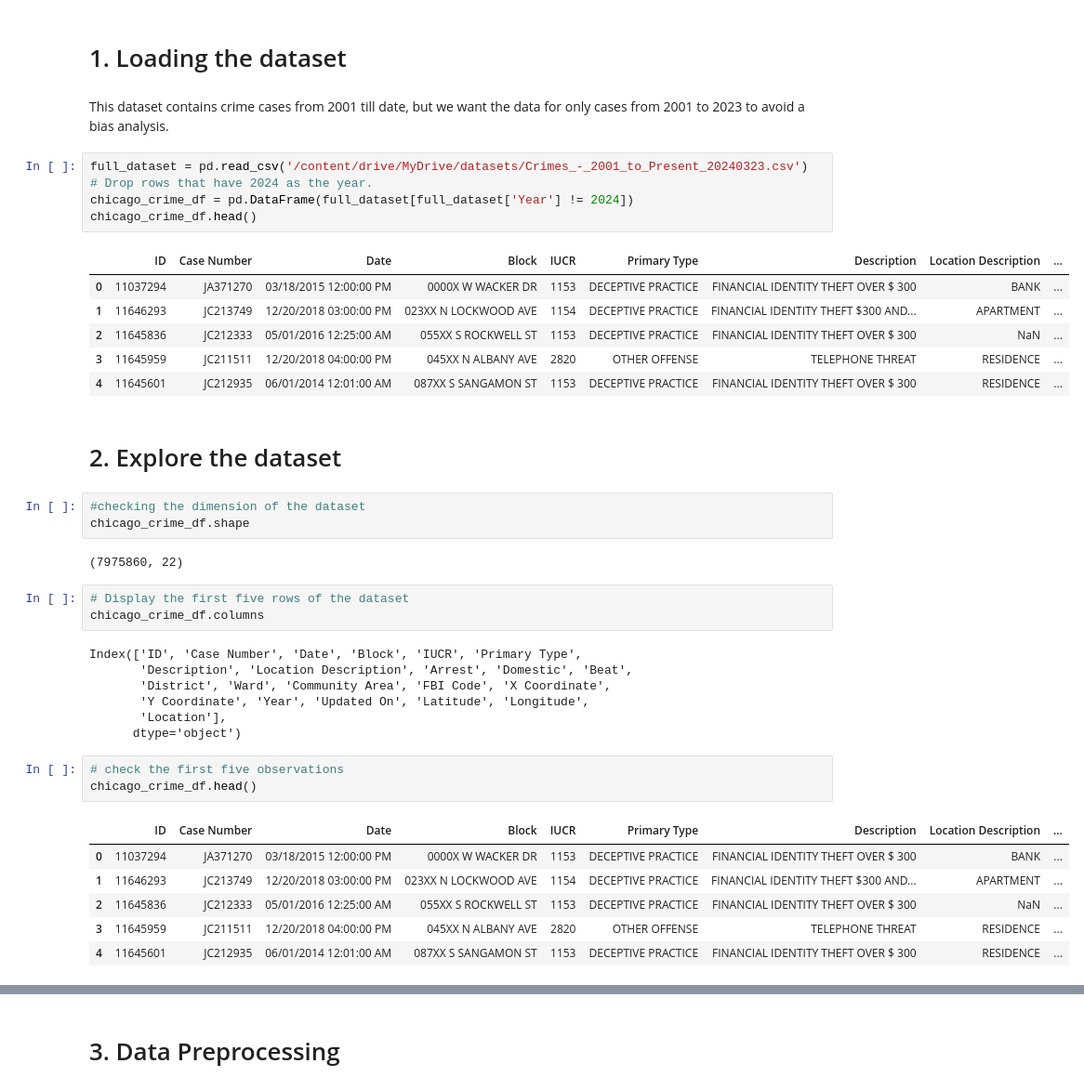
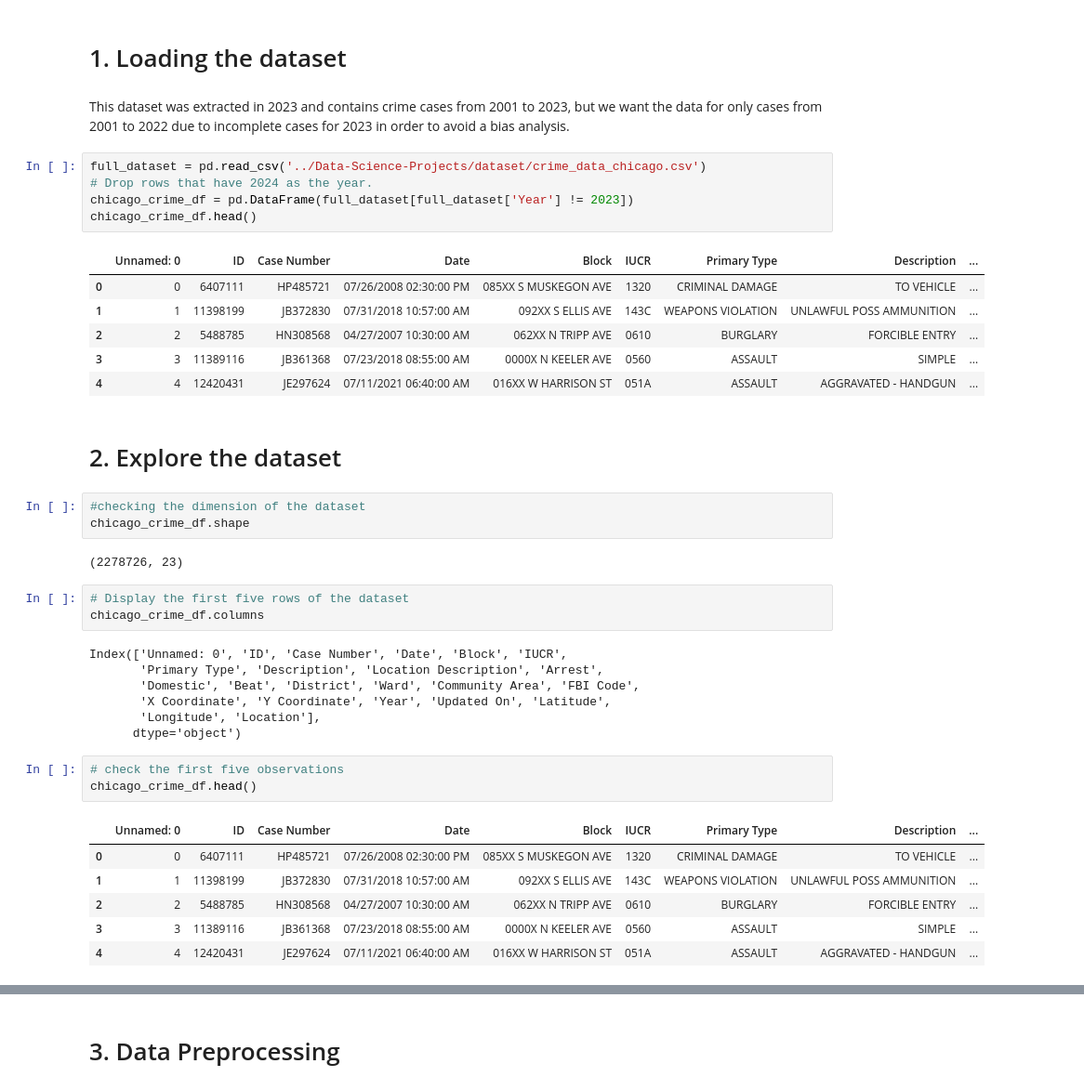
Before and after one commit to Antidote-cyber/Learning-Circle-24-EDA-On-Chicago-Crime-Dataset, a Jupyter notebook: EDA_on_chicago_crime_data.ipynb, the cells around one changed output, grey strips where cells are left out. Shown at 93% size. Cells and saved outputs as stored; diff of their text form.

```diff
--- a/EDA_on_chicago_crime_data.ipynb
+++ b/EDA_on_chicago_crime_data.ipynb
@@ -59,46 +54,46 @@ pd.set_option('display.max.columns', None)
 # %% [markdown]
 # 1. Loading the dataset
 # %% [markdown]
-This dataset contains crime cases from 2001 till date, but we want the data for only cases from 2001 to 2023 to avoid a bias analysis.
+This dataset was extracted in 2023 and contains crime cases from 2001 to 2023, but we want the data for only cases from 2001 to 2022 due to incomplete cases for 2023 in order to avoid a bias analysis.
 # %%
-full_dataset = pd.read_csv('/content/drive/MyDrive/datasets/Crimes_-_2001_to_Present_20240323.csv')
+full_dataset = pd.read_csv('../Data-Science-Projects/dataset/crime_data_chicago.csv')
 # Drop rows that have 2024 as the year.
-chicago_crime_df = pd.DataFrame(full_dataset[full_dataset['Year'] != 2024])
+chicago_crime_df = pd.DataFrame(full_dataset[full_dataset['Year'] != 2023])
 chicago_crime_df.head()
 # %% [output]
-|  | ID | Case Number | Date | Block | IUCR | Primary Type | Description | Location Description | ... |
-| 0 | 11037294 | JA371270 | 03/18/2015 12:00:00 PM | 0000X W WACKER DR | 1153 | DECEPTIVE PRACTICE | FINANCIAL IDENTITY THEFT OVER $ 300 | BANK | ... |
-| 1 | 11646293 | JC213749 | 12/20/2018 03:00:00 PM | 023XX N LOCKWOOD AVE | 1154 | DECEPTIVE PRACTICE | FINANCIAL IDENTITY THEFT $300 AND... | APARTMENT | ... |
-| 2 | 11645836 | JC212333 | 05/01/2016 12:25:00 AM | 055XX S ROCKWELL ST | 1153 | DECEPTIVE PRACTICE | FINANCIAL IDENTITY THEFT OVER $ 300 | NaN | ... |
-| 3 | 11645959 | JC211511 | 12/20/2018 04:00:00 PM | 045XX N ALBANY AVE | 2820 | OTHER OFFENSE | TELEPHONE THREAT | RESIDENCE | ... |
-| 4 | 11645601 | JC212935 | 06/01/2014 12:01:00 AM | 087XX S SANGAMON ST | 1153 | DECEPTIVE PRACTICE | FINANCIAL IDENTITY THEFT OVER $ 300 | RESIDENCE | ... |
+|  | Unnamed: 0 | ID | Case Number | Date | Block | IUCR | Primary Type | Description | ... |
+| 0 | 0 | 6407111 | HP485721 | 07/26/2008 02:30:00 PM | 085XX S MUSKEGON AVE | 1320 | CRIMINAL DAMAGE | TO VEHICLE | ... |
+| 1 | 1 | 11398199 | JB372830 | 07/31/2018 10:57:00 AM | 092XX S ELLIS AVE | 143C | WEAPONS VIOLATION | UNLAWFUL POSS AMMUNITION | ... |
+| 2 | 2 | 5488785 | HN308568 | 04/27/2007 10:30:00 AM | 062XX N TRIPP AVE | 0610 | BURGLARY | FORCIBLE ENTRY | ... |
+| 3 | 3 | 11389116 | JB361368 | 07/23/2018 08:55:00 AM | 0000X N KEELER AVE | 0560 | ASSAULT | SIMPLE | ... |
+| 4 | 4 | 12420431 | JE297624 | 07/11/2021 06:40:00 AM | 016XX W HARRISON ST | 051A | ASSAULT | AGGRAVATED - HANDGUN | ... |
 # %% [markdown]
 # 2. Explore the dataset
 # %%
 #checking the dimension of the dataset
 chicago_crime_df.shape
 # %% [output]
-(7975860, 22)
+(2278726, 23)
 # %%
 # Display the first five rows of the dataset
 chicago_crime_df.columns
 # %% [output]
-Index(['ID', 'Case Number', 'Date', 'Block', 'IUCR', 'Primary Type',
-       'Description', 'Location Description', 'Arrest', 'Domestic', 'Beat',
-       'District', 'Ward', 'Community Area', 'FBI Code', 'X Coordinate',
-       'Y Coordinate', 'Year', 'Updated On', 'Latitude', 'Longitude',
-       'Location'],
+Index(['Unnamed: 0', 'ID', 'Case Number', 'Date', 'Block', 'IUCR',
+       'Primary Type', 'Description', 'Location Description', 'Arrest',
+       'Domestic', 'Beat', 'District', 'Ward', 'Community Area', 'FBI Code',
+       'X Coordinate', 'Y Coordinate', 'Year', 'Updated On', 'Latitude',
+       'Longitude', 'Location'],
       dtype='object')
 # %%
 # check the first five observations
 chicago_crime_df.head()
 # %% [output]
-|  | ID | Case Number | Date | Block | IUCR | Primary Type | Description | Location Description | ... |
-| 0 | 11037294 | JA371270 | 03/18/2015 12:00:00 PM | 0000X W WACKER DR | 1153 | DECEPTIVE PRACTICE | FINANCIAL IDENTITY THEFT OVER $ 300 | BANK | ... |
-| 1 | 11646293 | JC213749 | 12/20/2018 03:00:00 PM | 023XX N LOCKWOOD AVE | 1154 | DECEPTIVE PRACTICE | FINANCIAL IDENTITY THEFT $300 AND... | APARTMENT | ... |
-| 2 | 11645836 | JC212333 | 05/01/2016 12:25:00 AM | 055XX S ROCKWELL ST | 1153 | DECEPTIVE PRACTICE | FINANCIAL IDENTITY THEFT OVER $ 300 | NaN | ... |
-| 3 | 11645959 | JC211511 | 12/20/2018 04:00:00 PM | 045XX N ALBANY AVE | 2820 | OTHER OFFENSE | TELEPHONE THREAT | RESIDENCE | ... |
-| 4 | 11645601 | JC212935 | 06/01/2014 12:01:00 AM | 087XX S SANGAMON ST | 1153 | DECEPTIVE PRACTICE | FINANCIAL IDENTITY THEFT OVER $ 300 | RESIDENCE | ... |
+|  | Unnamed: 0 | ID | Case Number | Date | Block | IUCR | Primary Type | Description | ... |
+| 0 | 0 | 6407111 | HP485721 | 07/26/2008 02:30:00 PM | 085XX S MUSKEGON AVE | 1320 | CRIMINAL DAMAGE | TO VEHICLE | ... |
+| 1 | 1 | 11398199 | JB372830 | 07/31/2018 10:57:00 AM | 092XX S ELLIS AVE | 143C | WEAPONS VIOLATION | UNLAWFUL POSS AMMUNITION | ... |
+| 2 | 2 | 5488785 | HN308568 | 04/27/2007 10:30:00 AM | 062XX N TRIPP AVE | 0610 | BURGLARY | FORCIBLE ENTRY | ... |
+| 3 | 3 | 11389116 | JB361368 | 07/23/2018 08:55:00 AM | 0000X N KEELER AVE | 0560 | ASSAULT | SIMPLE | ... |
+| 4 | 4 | 12420431 | JE297624 | 07/11/2021 06:40:00 AM | 016XX W HARRISON ST | 051A | ASSAULT | AGGRAVATED - HANDGUN | ... |
 # %%
  # Display column information and data types
 chicago_crime_df.info()
```
Also changed, not shown: parts of 68 cells of this notebook.
